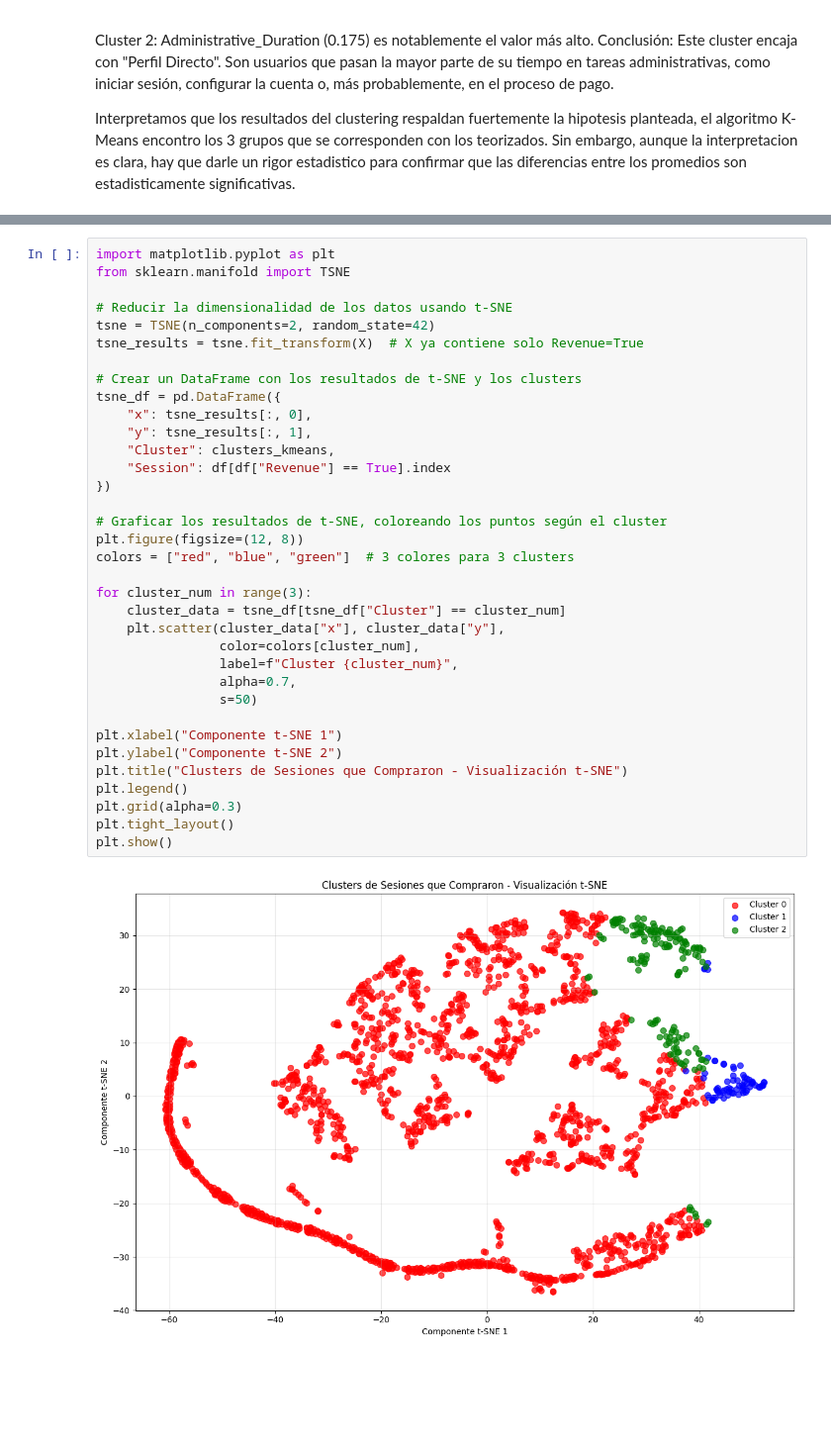
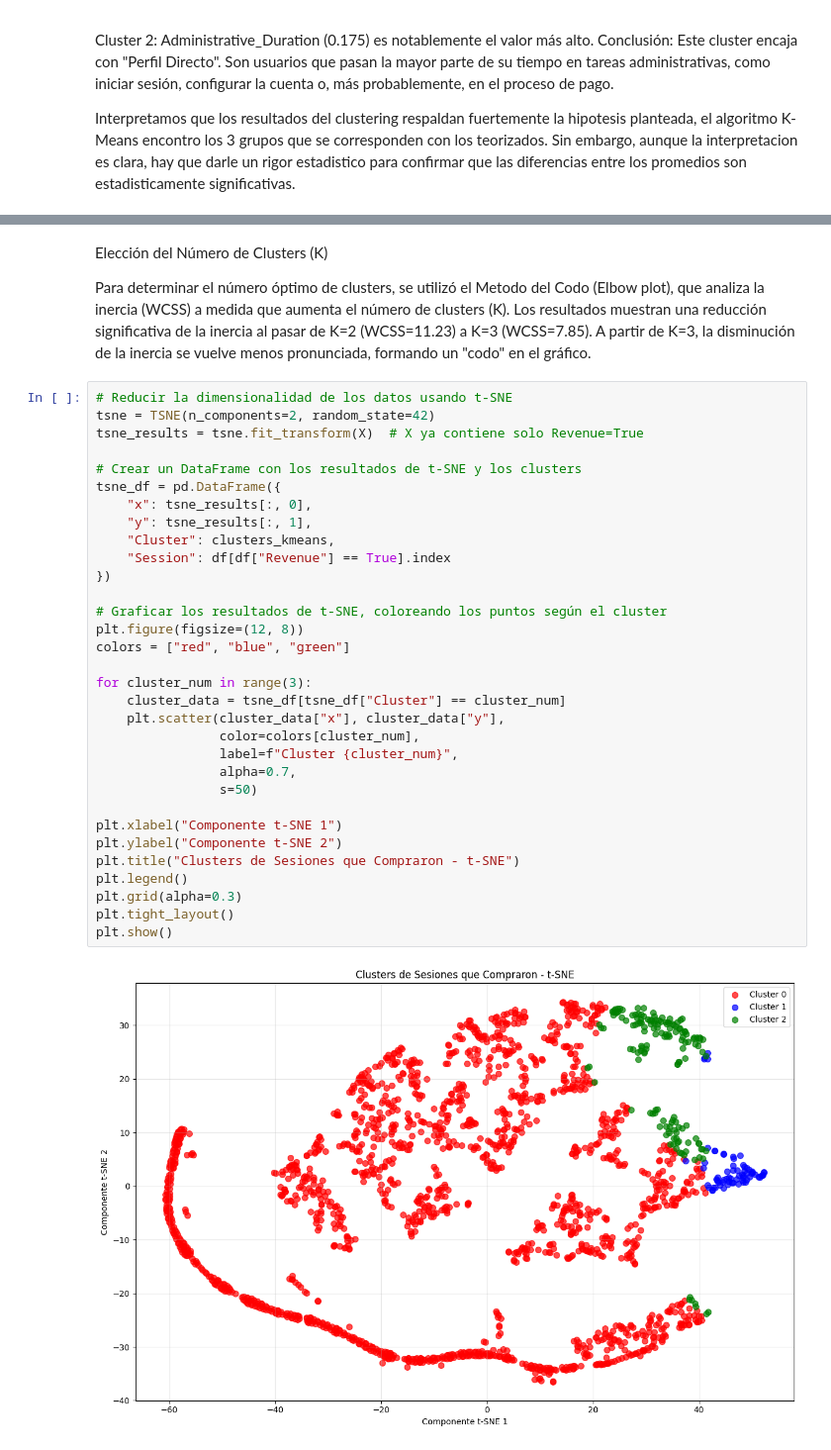
Before and after one commit to Simon22-lab/TPE-Abraham-Cisilino-2025, a Jupyter notebook: tpe.ipynb, the cells around one changed output, grey strips where cells are left out. Shown at 99% size. Drawn from its saved outputs; the diff is of its cells as text; blank space fills up the shorter version.

```diff
--- a/tpe.ipynb
+++ b/tpe.ipynb
@@ -794,37 +766,38 @@ Interpretamos que los resultados del clustering respaldan fuertemente la hipotes
+# %% [markdown]
+Elección del Número de Clusters (K)
+
+Para determinar el número óptimo de clusters, se utilizó el Metodo del Codo (Elbow plot), que analiza la inercia (WCSS) a medida que aumenta el número de clusters (K). Los resultados muestran una reducción significativa de la inercia al pasar de K=2 (WCSS=11.23) a K=3 (WCSS=7.85). A partir de K=3, la disminución de la inercia se vuelve menos pronunciada, formando un "codo" en el gráfico.
 # %%
-import matplotlib.pyplot as plt
-from sklearn.manifold import TSNE
-
 # Reducir la dimensionalidad de los datos usando t-SNE
 tsne = TSNE(n_components=2, random_state=42)
 tsne_results = tsne.fit_transform(X)  # X ya contiene solo Revenue=True
 
 # Crear un DataFrame con los resultados de t-SNE y los clusters
 tsne_df = pd.DataFrame({
     "x": tsne_results[:, 0],
     "y": tsne_results[:, 1],
     "Cluster": clusters_kmeans,
     "Session": df[df["Revenue"] == True].index
 })
 
 # Graficar los resultados de t-SNE, coloreando los puntos según el cluster
 plt.figure(figsize=(12, 8))
-colors = ["red", "blue", "green"]  # 3 colores para 3 clusters
+colors = ["red", "blue", "green"]
 
 for cluster_num in range(3):
     cluster_data = tsne_df[tsne_df["Cluster"] == cluster_num]
     plt.scatter(cluster_data["x"], cluster_data["y"],
                 color=colors[cluster_num],
                 label=f"Cluster {cluster_num}",
                 alpha=0.7,
                 s=50)
 
 plt.xlabel("Componente t-SNE 1")
 plt.ylabel("Componente t-SNE 2")
-plt.title("Clusters de Sesiones que Compraron - Visualización t-SNE")
+plt.title("Clusters de Sesiones que Compraron - t-SNE")
 plt.legend()
 plt.grid(alpha=0.3)
 plt.tight_layout()
 plt.show()
 # %% [output]
-[figure, old version]
+[figure, new version]
```
Also changed, not shown: parts of 20 cells of this notebook.
